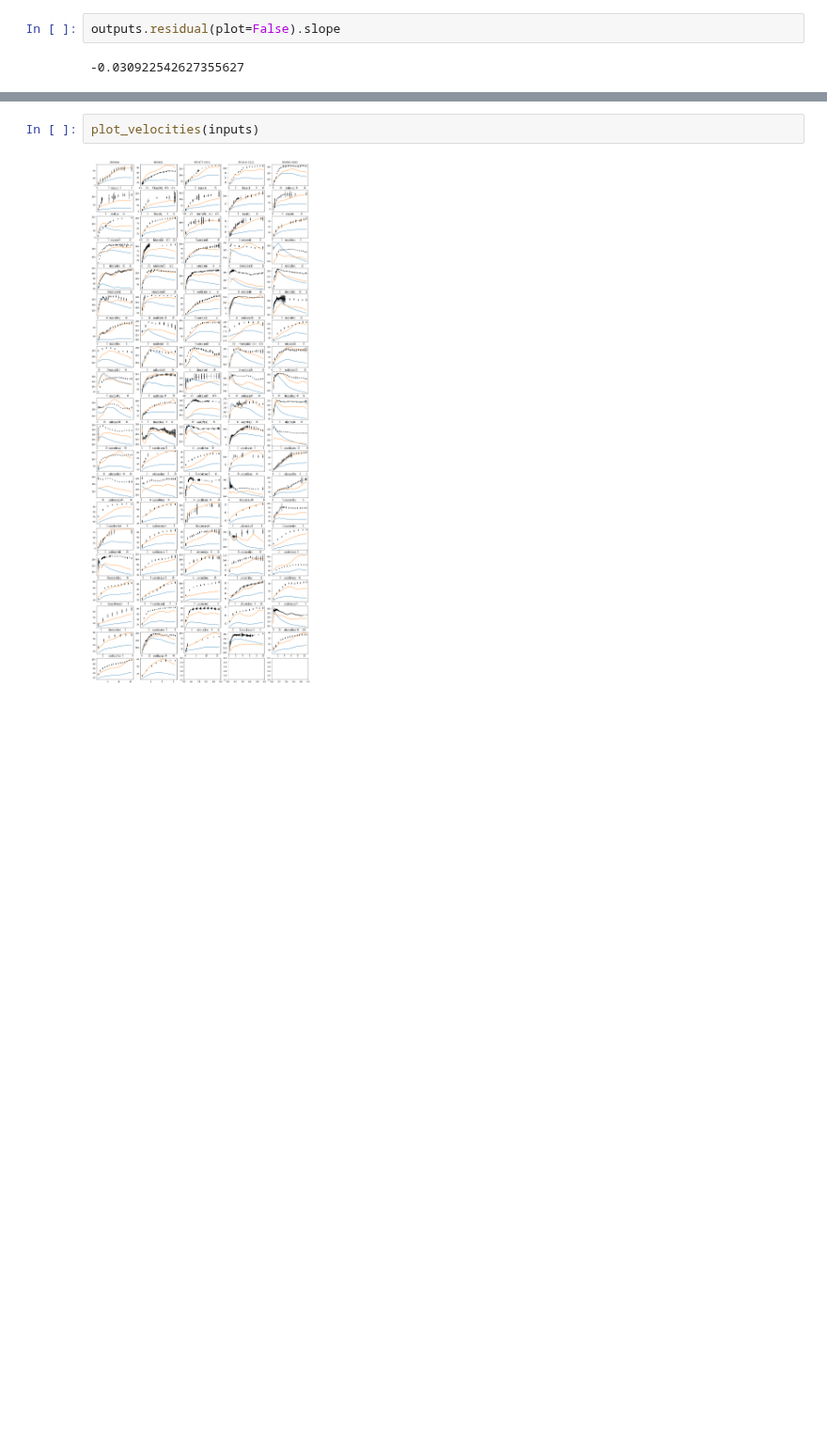
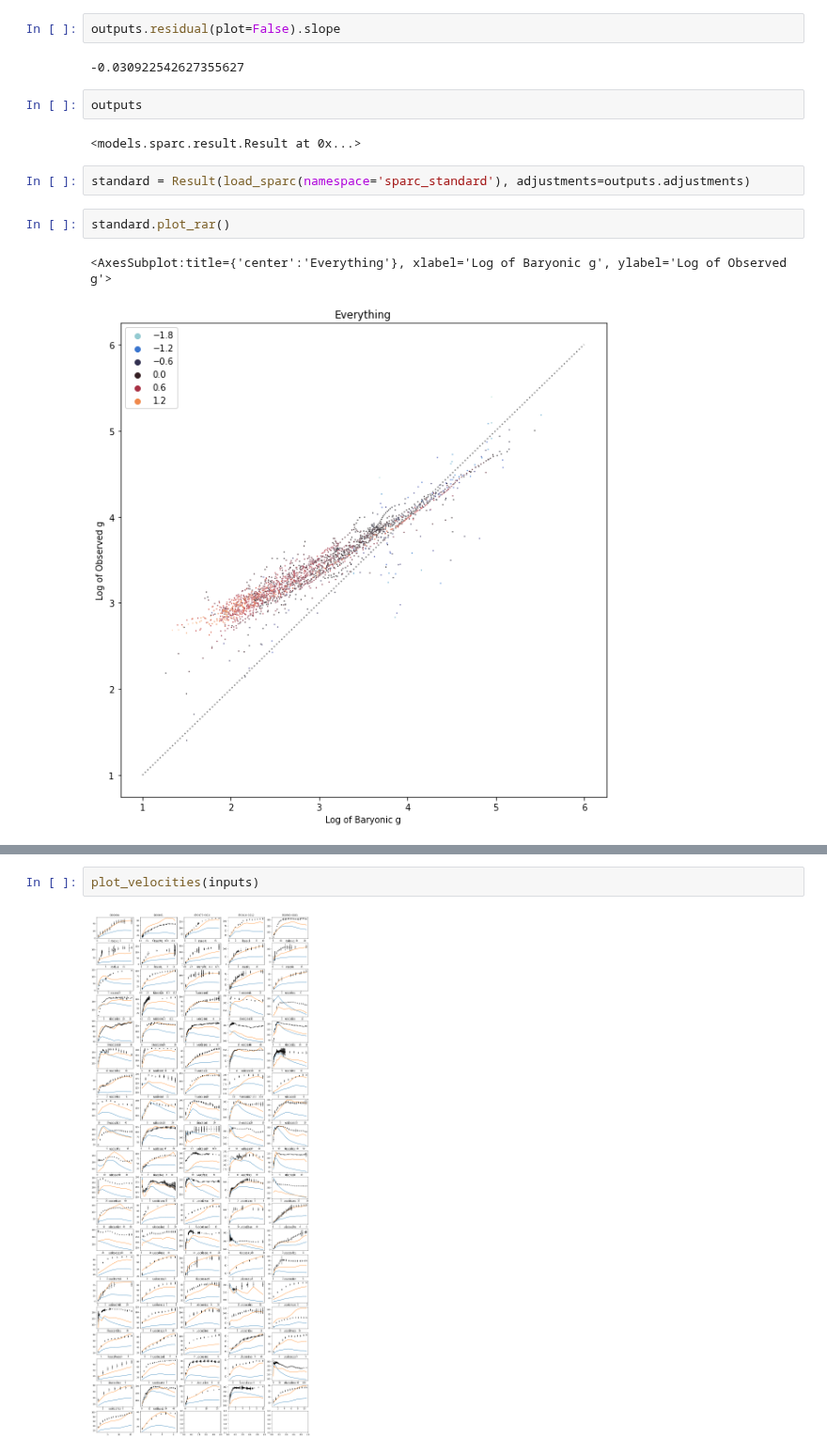
Before and after one commit to timjdavey/galactus, a Jupyter notebook: notebooks/Final results (tuned nuisance params).ipynb, the cells around one changed output, grey strips where cells are left out. Shown at 94% size. Cells and saved outputs as stored; diff of their text form; blank space fills up the shorter version.

```diff
--- a/notebooks/Final results (tuned nuisance params).ipynb
+++ b/notebooks/Final results (tuned nuisance params).ipynb
@@ -49,5 +49,16 @@ aa.uni
 outputs.residual(plot=False).slope
 # %% [output]
 -0.030922542627355627
+# %%
+outputs
+# %% [output]
+<models.sparc.result.Result at 0x...>
+# %%
+standard = Result(load_sparc(namespace='sparc_standard'), adjustments=outputs.adjustments)
+# %%
+standard.plot_rar()
+# %% [output]
+<AxesSubplot:title={'center':'Everything'}, xlabel='Log of Baryonic g', ylabel='Log of Observed g'>
+[figure, added]
 # %%
 import matplotlib.pyplot as plt
```
Also changed, not shown: parts of 3 cells of this notebook, 3 other files.
